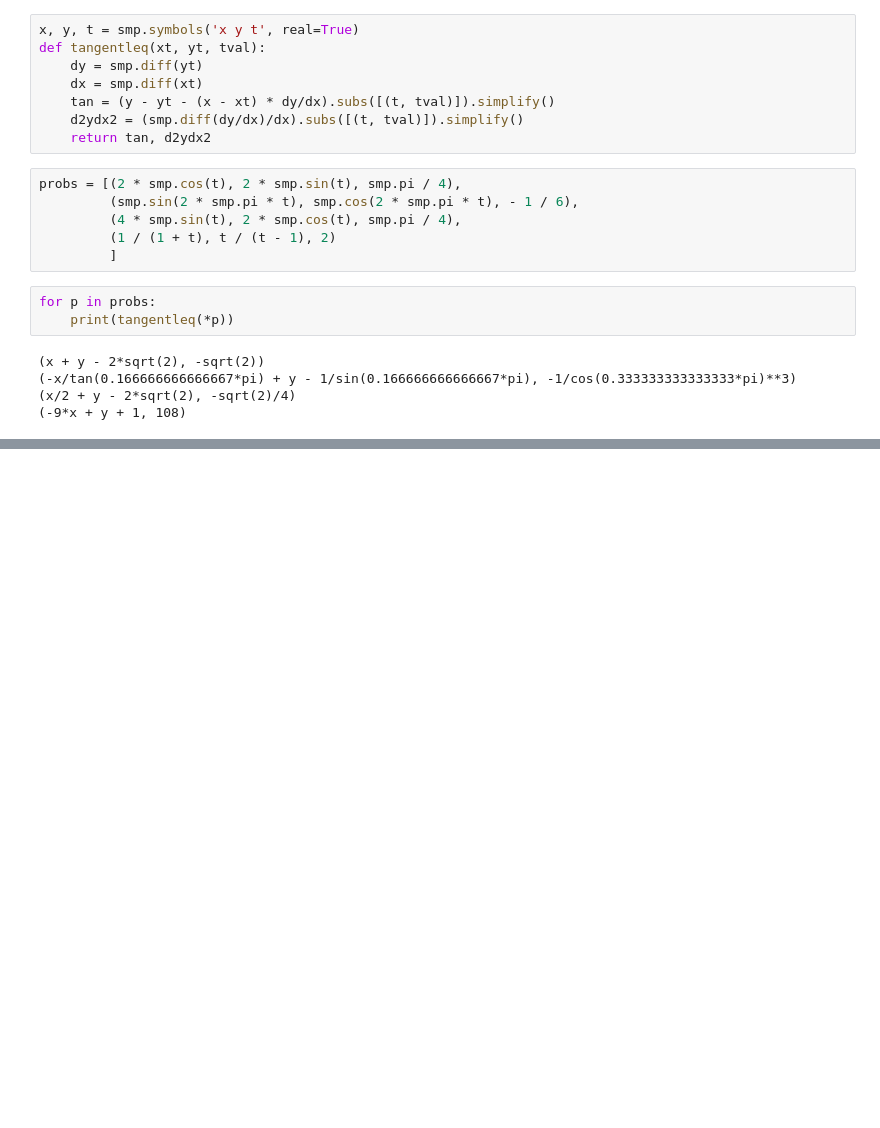
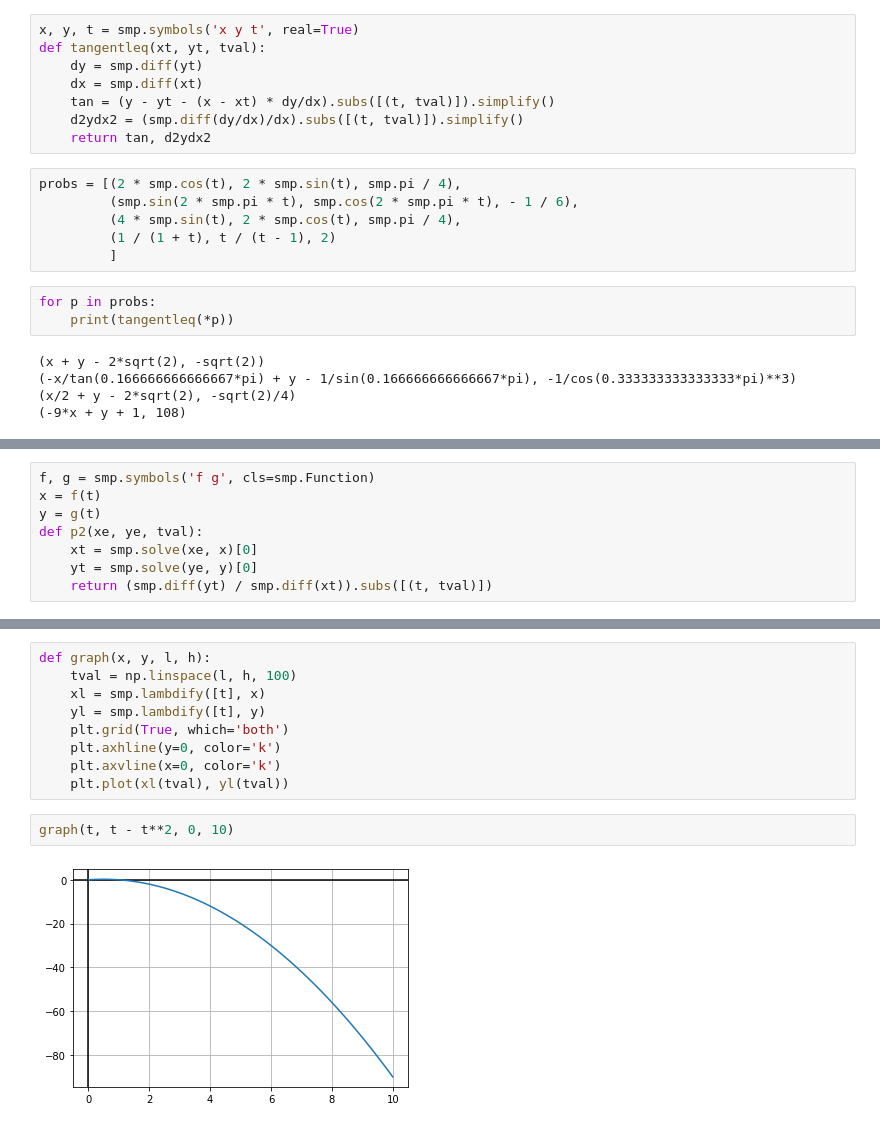
Before and after one commit to 8wgf3b/books, a Jupyter notebook: thomas_calculus_multivariable/11.ipynb, the cells around one changed output, grey strips where cells are left out. Drawn from its saved outputs; the diff is of its cells as text; blank space fills up the shorter version.

```diff
--- a/thomas_calculus_multivariable/11.ipynb
+++ b/thomas_calculus_multivariable/11.ipynb
@@ -48,0 +60,8 @@ for p in probs:
+# %%
+f, g = smp.symbols('f g', cls=smp.Function)
+x = f(t)
+y = g(t)
+def p2(xe, ye, tval):
+    xt = smp.solve(xe, x)[0]
+    yt = smp.solve(ye, y)[0]
+    return (smp.diff(yt) / smp.diff(xt)).subs([(t, tval)])
@@ -48,0 +89,13 @@ for p in probs:
+# %%
+def graph(x, y, l, h):
+    tval = np.linspace(l, h, 100)
+    xl = smp.lambdify([t], x)
+    yl = smp.lambdify([t], y)
+    plt.grid(True, which='both')
+    plt.axhline(y=0, color='k')
+    plt.axvline(x=0, color='k')
+    plt.plot(xl(tval), yl(tval))
+# %%
+graph(t, t - t**2, 0, 10)
+# %% [output]
+[figure, added]
```
Also changed, not shown: parts of 10 cells of this notebook.
